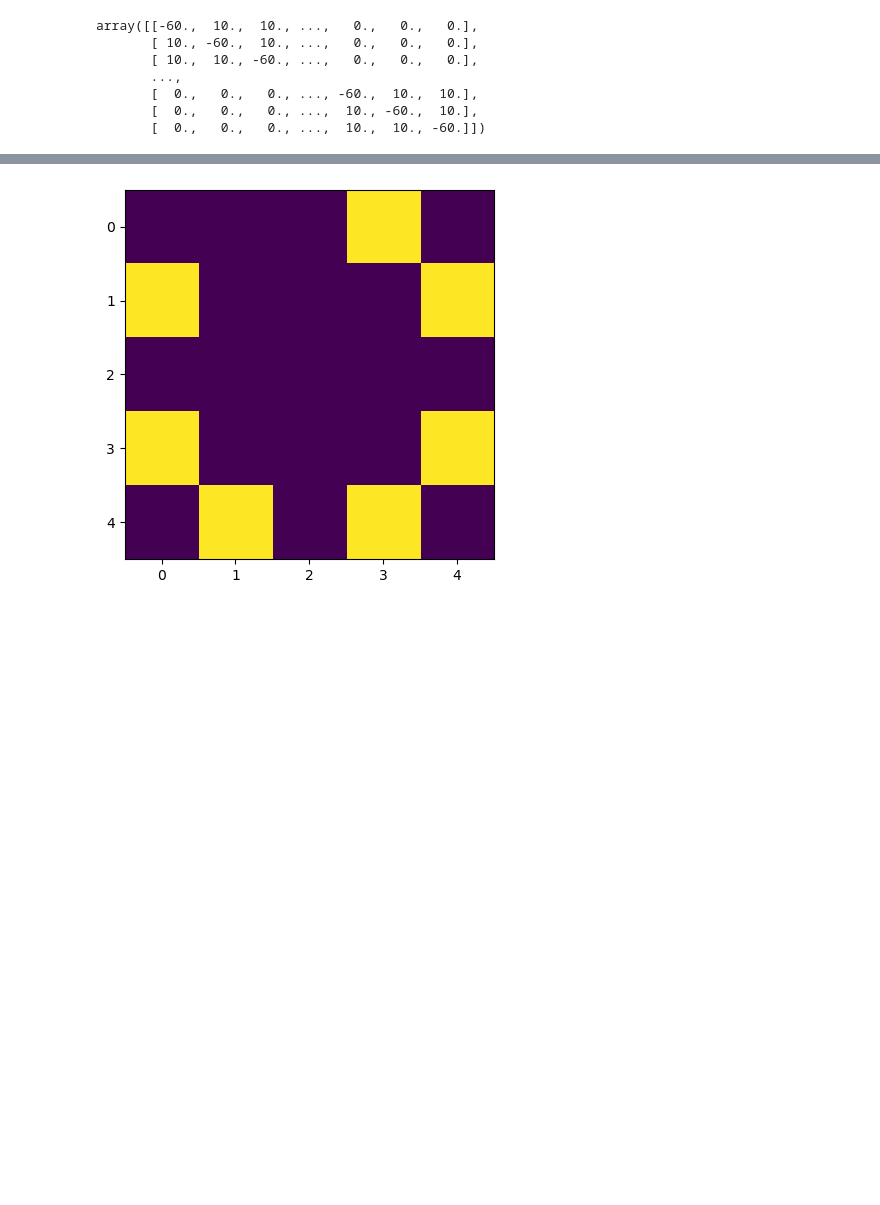
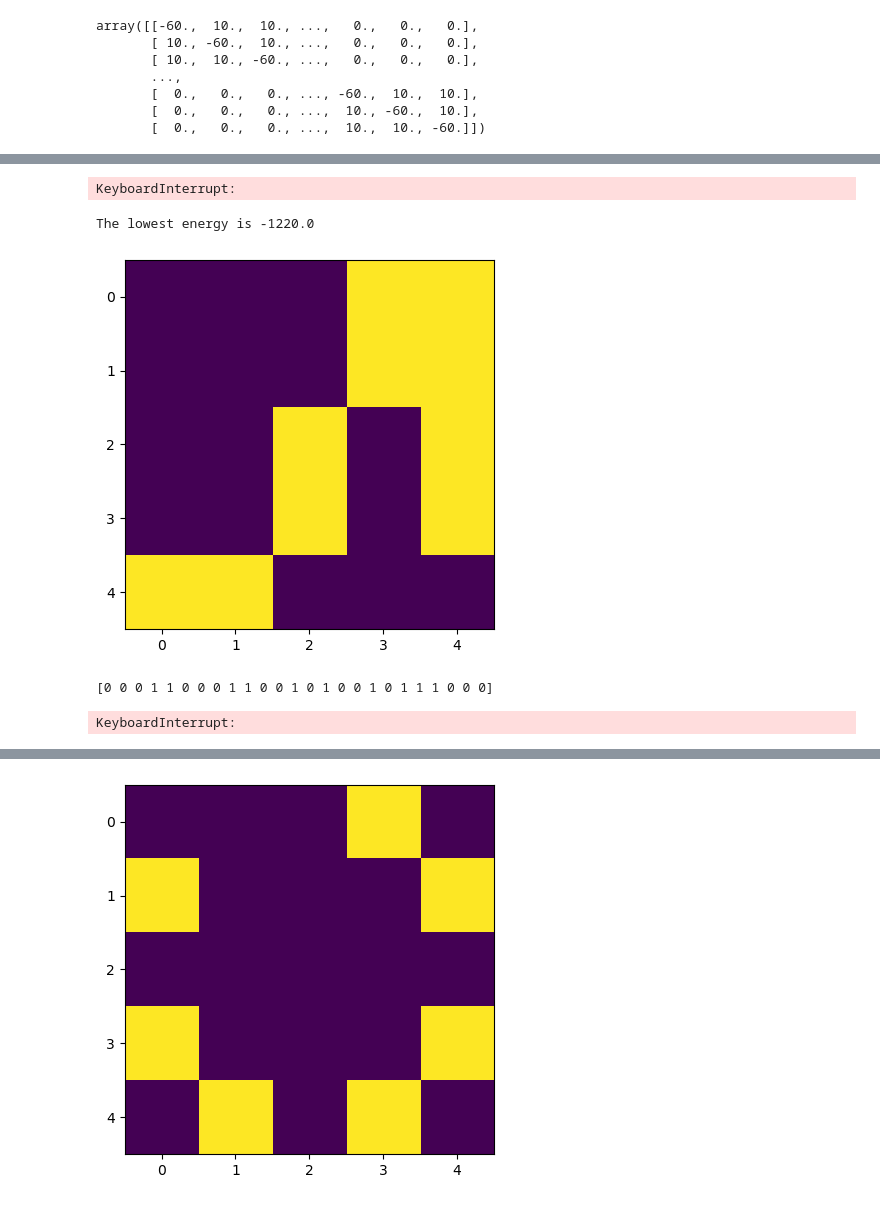
Before and after one commit to GeorgeWilliam1999/DwaveCode, a Jupyter notebook: ThreeInLine/ThreeInLine.ipynb, the cells around one changed output, grey strips where cells are left out. Cells and saved outputs as stored; diff of their text form; code cells hidden in the pictures; blank space fills up the shorter version.

```diff
--- a/ThreeInLine/ThreeInLine.ipynb
+++ b/ThreeInLine/ThreeInLine.ipynb
@@ -152,3 +152,9 @@ def get_lowest_eval(Q):
     g = v[np.argmin(w)]
     print('The lowest energy is' , w[np.argmin(w)])
     return g
+# %%
+def get_bin_list(n):
+    bin_list = np.array(list(map(list, itertools.product([0, 1], repeat=n**2))))[1:]
+    return bin_list
+
+bin_list = get_bin_list(n)
@@ -155,6 +165,9 @@ def get_lowest_eval(Q):
+# %%
+np.savetxt('binary_string',bin_list,delimiter = ',') #run later
+# %% [output]
+KeyboardInterrupt:
 # %%
-def get_lowest_bitstring(Q):
-    bin_list = np.array(list(map(list, itertools.product([0, 1], repeat=Q.shape[0]))))[1:]
+def get_lowest_bitstring(bin_list,Q):
     energies = []
     for i in range(bin_list.shape[0]):
         E = bin_list[i].T @ Q @ bin_list[i]
@@ -170,13 +181,19 @@ def make_img_bit_string(b):
     plt.show()
     print(b)
 # %%
-n = 10
+n = 5
 lines = np.unique(get_skew_lines(n),axis = 0)
 # %%
 Q_2 = get_Q_2(n,lines,10,10,2,1)
-ground_string_2,energies_2 = get_lowest_bitstring(Q_2)
+ground_string_2,energies_2 = get_lowest_bitstring(bin_list,Q_2)
 make_img_bit_string(ground_string_2)
+# %% [output]
+The lowest energy is -1220.0
+[figure, added]
+[0 0 0 1 1 0 0 0 1 1 0 0 1 0 1 0 0 1 0 1 1 1 0 0 0]
 # %%
 Q = get_Q(n,lines,10,10,2,1)
-ground_string,energies = get_lowest_bitstring(Q)
+ground_string,energies = get_lowest_bitstring(bin_list,Q)
 make_img_bit_string(ground_string)
+# %% [output]
+KeyboardInterrupt:
```
Also changed, not shown: parts of 11 cells of this notebook, 1 other file.
